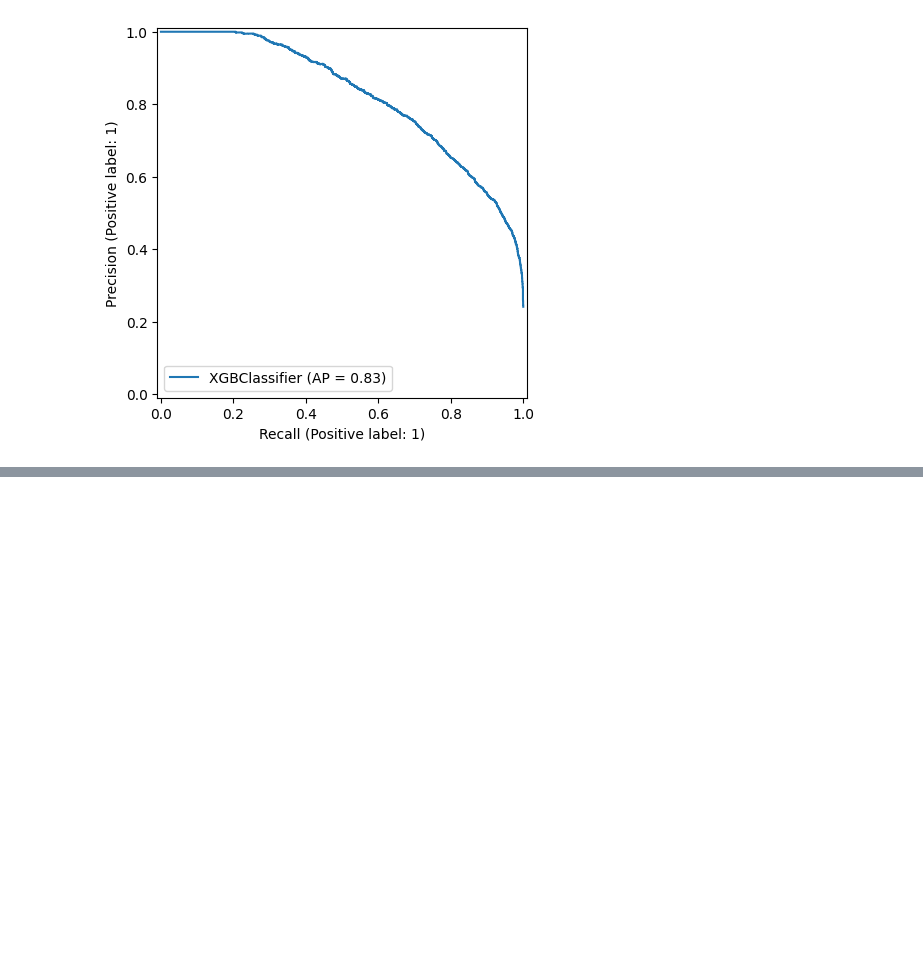
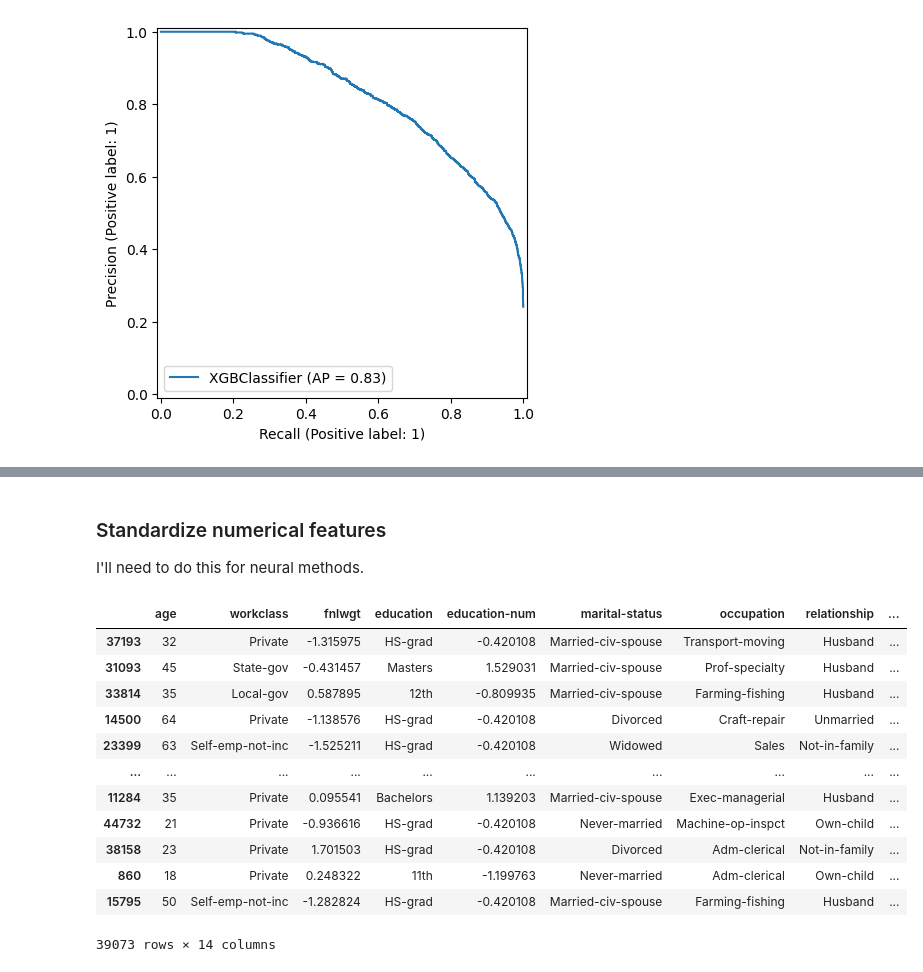
Before and after one commit to GaganSaiTrinadh/cs178-project, a Jupyter notebook: eric.ipynb, the cells around one changed output, grey strips where cells are left out. Drawn from its saved outputs; the diff is of its cells as text; code cells hidden in the pictures; blank space fills up the shorter version.

Commit message:
neural methods

```diff
--- a/eric.ipynb
+++ b/eric.ipynb
@@ -182,0 +219,24 @@ metrics=eval(xgb_model)
+# %% [markdown]
+### Standardize numerical features
+
+I'll need to do this for neural methods.
+# %%
+from sklearn.preprocessing import StandardScaler
+
+scaler = StandardScaler()
+X_train[numerical]=scaler.fit_transform(X_train[numerical])
+X_train
+# %% [output]
+|  | age | workclass | fnlwgt | education | education-num | marital-status | occupation | relationship | ... |
+| 37193 | 32 | Private | -1.315975 | HS-grad | -0.420108 | Married-civ-spouse | Transport-moving | Husband | ... |
+| 31093 | 45 | State-gov | -0.431457 | Masters | 1.529031 | Married-civ-spouse | Prof-specialty | Husband | ... |
+| 33814 | 35 | Local-gov | 0.587895 | 12th | -0.809935 | Married-civ-spouse | Farming-fishing | Husband | ... |
+| 14500 | 64 | Private | -1.138576 | HS-grad | -0.420108 | Divorced | Craft-repair | Unmarried | ... |
+| 23399 | 63 | Self-emp-not-inc | -1.525211 | HS-grad | -0.420108 | Widowed | Sales | Not-in-family | ... |
+| ... | ... | ... | ... | ... | ... | ... | ... | ... | ... |
+| 11284 | 35 | Private | 0.095541 | Bachelors | 1.139203 | Married-civ-spouse | Exec-managerial | Husband | ... |
+| 44732 | 21 | Private | -0.936616 | HS-grad | -0.420108 | Never-married | Machine-op-inspct | Own-child | ... |
+| 38158 | 23 | Private | 1.701503 | HS-grad | -0.420108 | Divorced | Adm-clerical | Not-in-family | ... |
+| 860 | 18 | Private | 0.248322 | 11th | -1.199763 | Never-married | Adm-clerical | Own-child | ... |
+| 15795 | 50 | Self-emp-not-inc | -1.282824 | HS-grad | -0.420108 | Married-civ-spouse | Farming-fishing | Husband | ... |
+39073 rows × 14 columns
```
Also changed, not shown: parts of 9 cells of this notebook.
